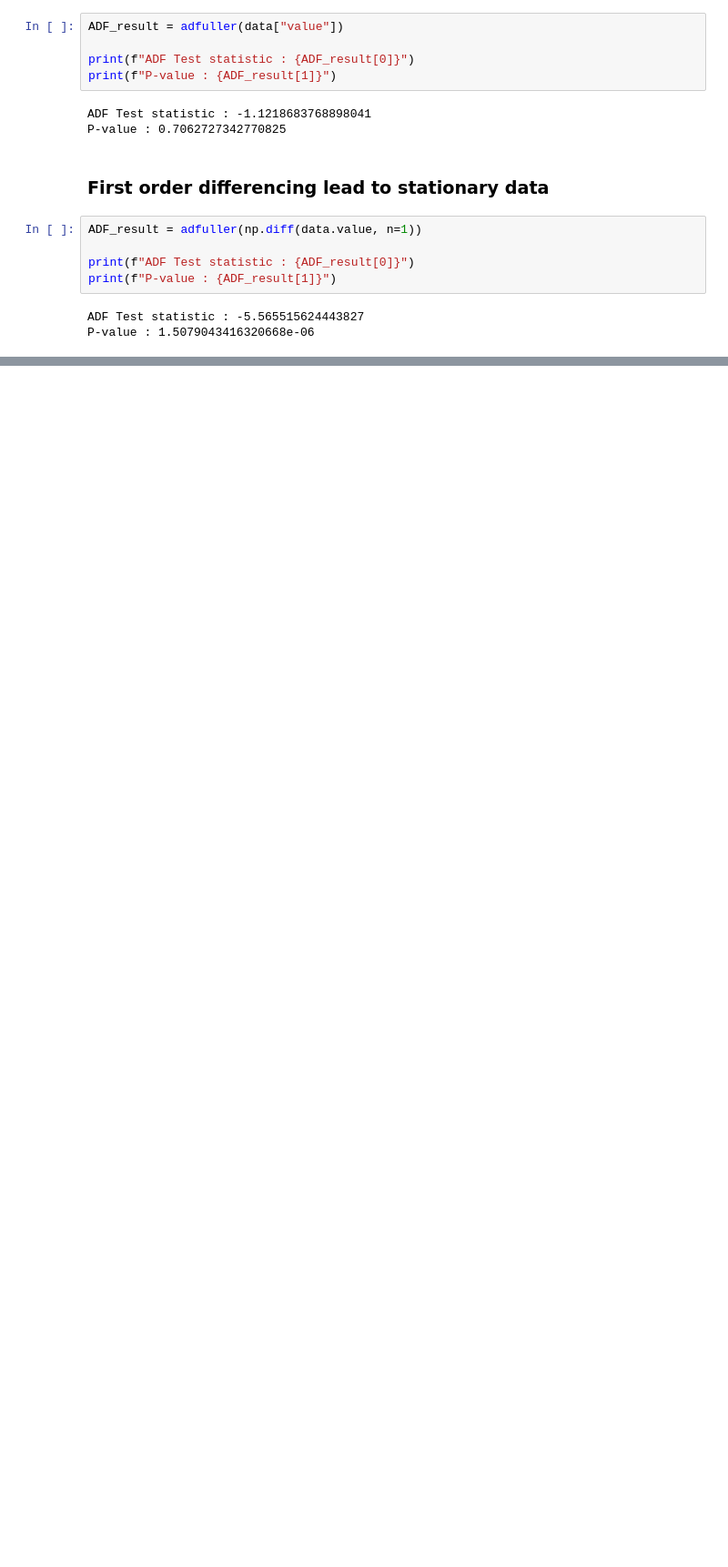
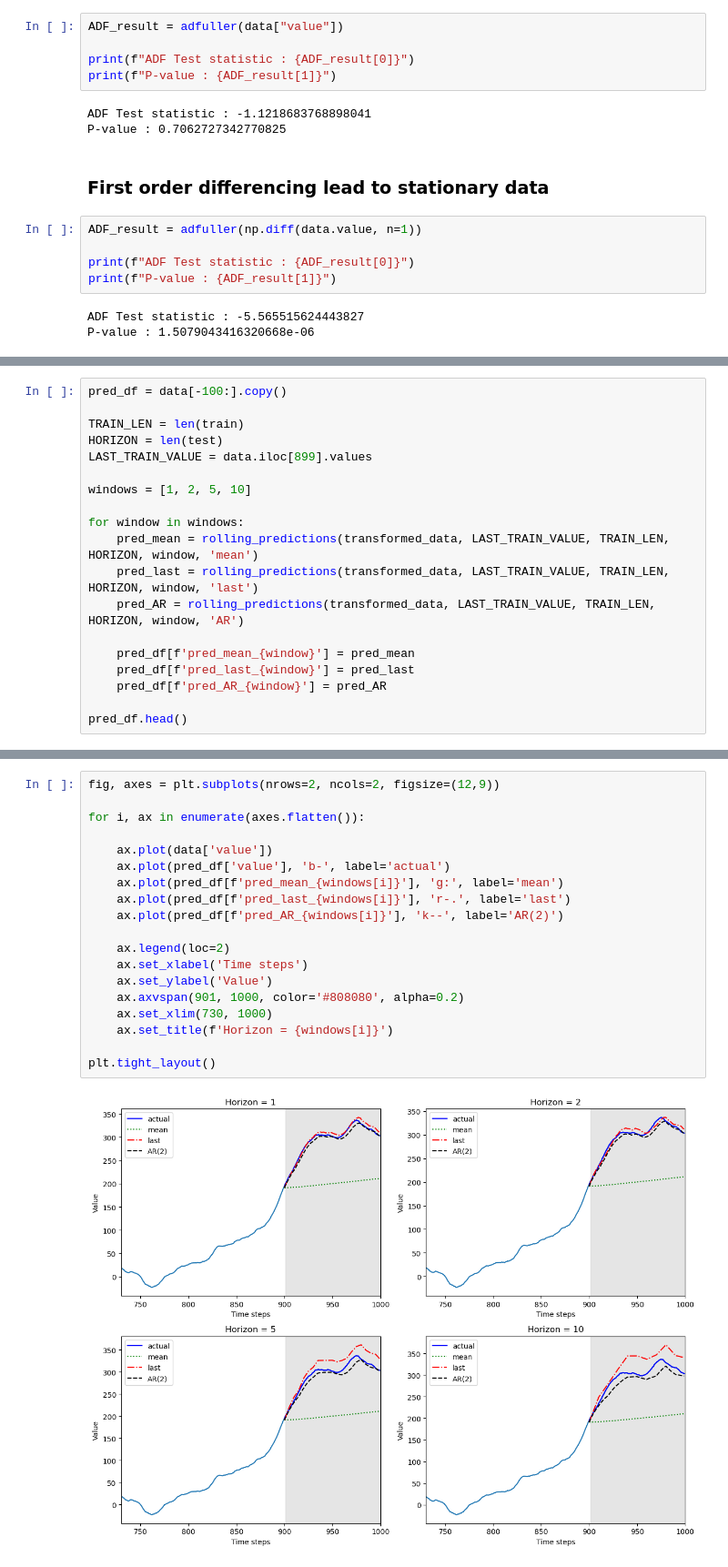
Before and after one commit to tharani001/TimeSeriesForecasting, a Jupyter notebook: ARIMA-forecasting/AR-Process.ipynb, the cells around one changed output, grey strips where cells are left out. Shown at 91% size. Cells and saved outputs as stored; diff of their text form; blank space fills up the shorter version.

```diff
--- a/ARIMA-forecasting/AR-Process.ipynb
+++ b/ARIMA-forecasting/AR-Process.ipynb
@@ -135,0 +232,19 @@ P-value : 1.5079043416320668e-06
+# %%
+pred_df = data[-100:].copy()
+
+TRAIN_LEN = len(train)
+HORIZON = len(test)
+LAST_TRAIN_VALUE = data.iloc[899].values
+
+windows = [1, 2, 5, 10]
+
+for window in windows:
+    pred_mean = rolling_predictions(transformed_data, LAST_TRAIN_VALUE, TRAIN_LEN, HORIZON, window, 'mean')
+    pred_last = rolling_predictions(transformed_data, LAST_TRAIN_VALUE, TRAIN_LEN, HORIZON, window, 'last')
+    pred_AR = rolling_predictions(transformed_data, LAST_TRAIN_VALUE, TRAIN_LEN, HORIZON, window, 'AR')
+
+    pred_df[f'pred_mean_{window}'] = pred_mean
+    pred_df[f'pred_last_{window}'] = pred_last
+    pred_df[f'pred_AR_{window}'] = pred_AR
+
+pred_df.head()
@@ -135,0 +258,21 @@ P-value : 1.5079043416320668e-06
+# %%
+fig, axes = plt.subplots(nrows=2, ncols=2, figsize=(12,9))
+
+for i, ax in enumerate(axes.flatten()):
+
+    ax.plot(data['value'])
+    ax.plot(pred_df['value'], 'b-', label='actual')
+    ax.plot(pred_df[f'pred_mean_{windows[i]}'], 'g:', label='mean')
+    ax.plot(pred_df[f'pred_last_{windows[i]}'], 'r-.', label='last')
+    ax.plot(pred_df[f'pred_AR_{windows[i]}'], 'k--', label='AR(2)')
+
+    ax.legend(loc=2)
+    ax.set_xlabel('Time steps')
+    ax.set_ylabel('Value')
+    ax.axvspan(901, 1000, color='#808080', alpha=0.2)
+    ax.set_xlim(730, 1000)
+    ax.set_title(f'Horizon = {windows[i]}')
+
+plt.tight_layout()
+# %% [output]
+[figure, added]
```
Also changed, not shown: parts of 9 cells of this notebook.
